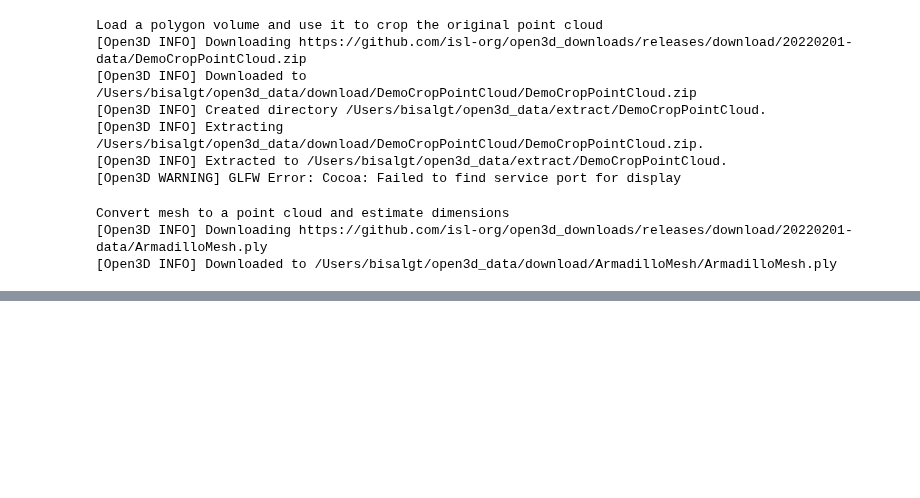
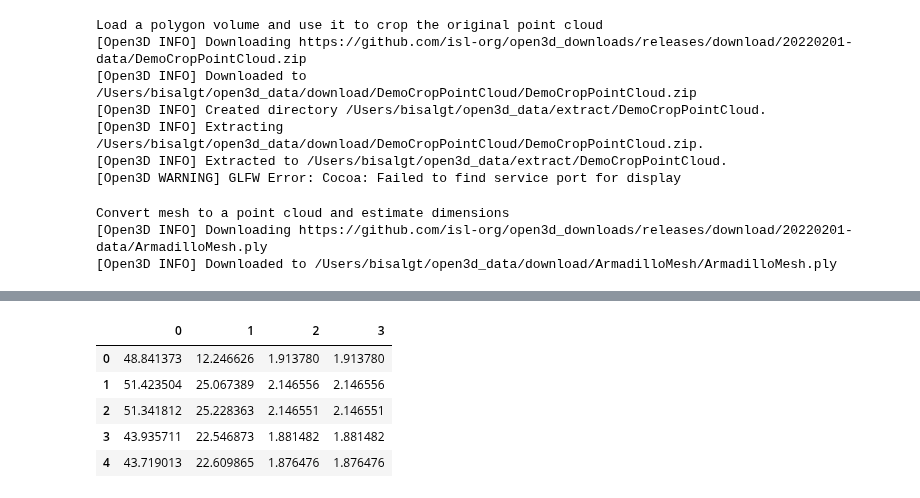
Before and after one commit to bisalgt/playground, a Jupyter notebook: open3d_pointcloud/Open3D Geometry Tutorial.ipynb, the cells around one changed output, grey strips where cells are left out. Saved outputs shown, nothing was run; the diff lists cells and outputs as text; code cells hidden in the pictures; blank space fills up the shorter version.

```diff
--- a/open3d_pointcloud/Open3D Geometry Tutorial.ipynb
+++ b/open3d_pointcloud/Open3D Geometry Tutorial.ipynb
@@ -156,0 +176,17 @@ o3d.visualization.draw_geometries([pcd])
+# %%
+import open3d as o3d
+import numpy as np
+import pandas as pd
+
+# Load point cloud data from CSV file
+data = pd.read_csv('kitti.csv', delimiter=',', skiprows=1, header=None)
+points = data.iloc[:, 0:3].values
+intensity = data.iloc[:, 3].values
+
+# Convert point cloud data to Open3D format
+pcd = o3d.geometry.PointCloud()
+pcd.points = o3d.utility.Vector3dVector(points)
+# pcd.colors = o3d.utility.Vector3dVector(intensity.reshape(-1, 1) / 255.0)
+
+# Visualize point cloud data
+# o3d.visualization.draw_geometries([pcd])
@@ -156,0 +258,9 @@ o3d.visualization.draw_geometries([pcd])
+# %%
+data.head()
+# %% [output]
+|  | 0 | 1 | 2 | 3 |
+| 0 | 48.841373 | 12.246626 | 1.913780 | 1.913780 |
+| 1 | 51.423504 | 25.067389 | 2.146556 | 2.146556 |
+| 2 | 51.341812 | 25.228363 | 2.146551 | 2.146551 |
+| 3 | 43.935711 | 22.546873 | 1.881482 | 1.881482 |
+| 4 | 43.719013 | 22.609865 | 1.876476 | 1.876476 |
```
Also changed, not shown: parts of 104 cells of this notebook.
